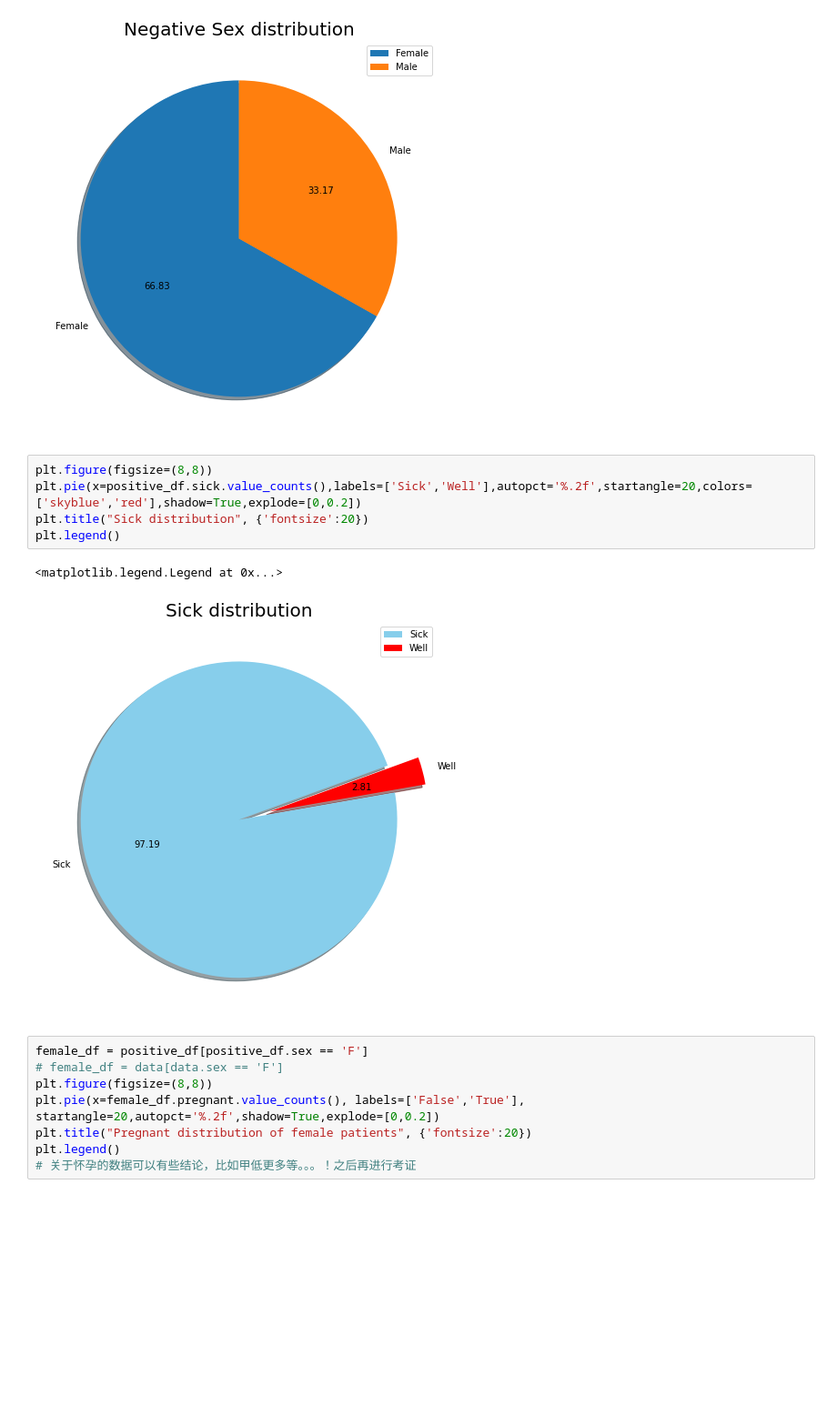
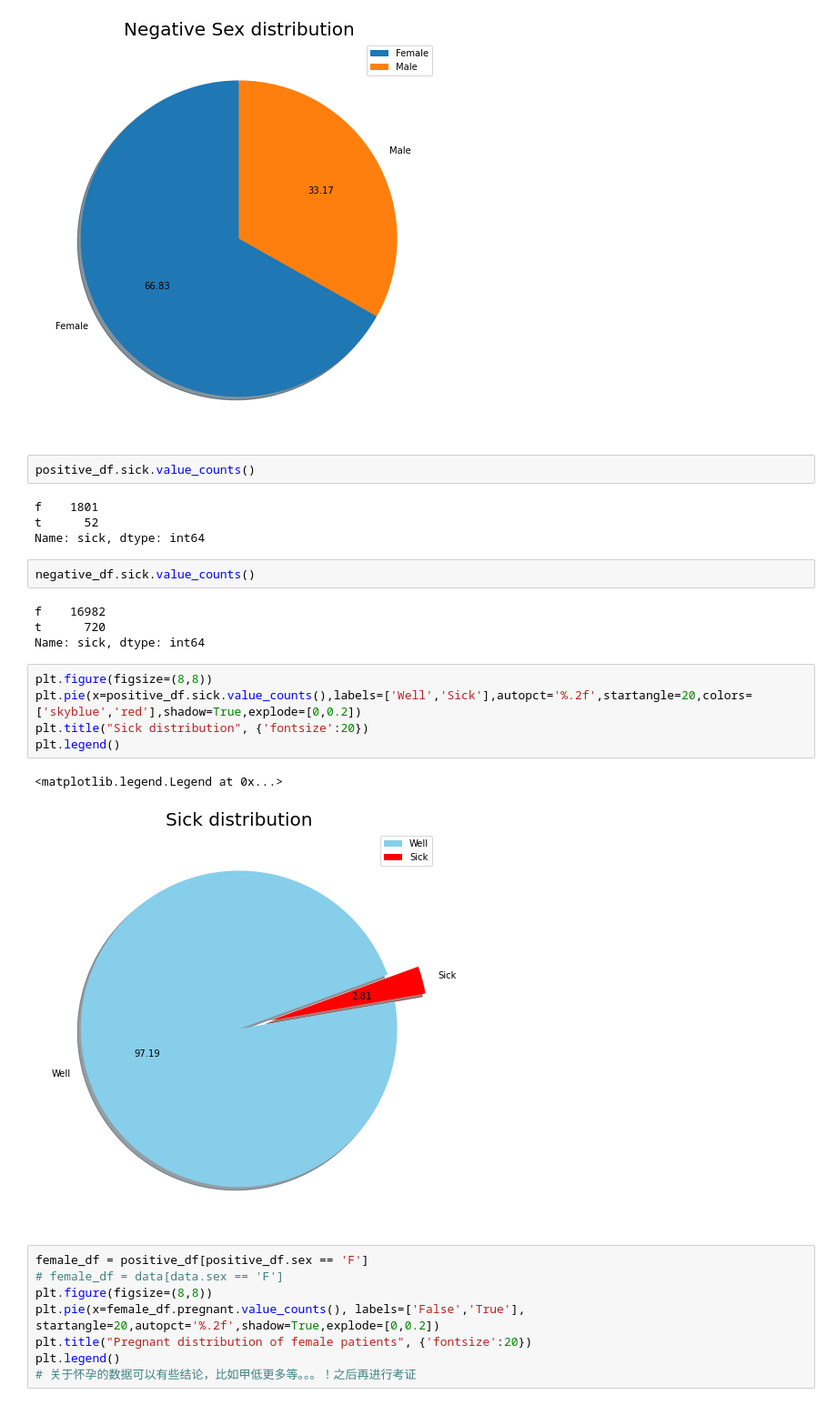
Before and after one commit to zengxueyuan/PHAS0077_QiyuanZeng_2022, a Jupyter notebook: 2. Data analysis.ipynb, the cells around one changed output. Shown at 91% size. Saved outputs shown, nothing was run; the diff lists cells and outputs as text; blank space fills up the shorter version.

```diff
--- a/2. Data analysis.ipynb
+++ b/2. Data analysis.ipynb
@@ -631,14 +631,26 @@ plt.legend()
 # %% [output]
 <matplotlib.legend.Legend at 0x...>
 [figure]
+# %%
+positive_df.sick.value_counts()
+# %% [output]
+f    1801
+t      52
+Name: sick, dtype: int64
+# %%
+negative_df.sick.value_counts()
+# %% [output]
+f    16982
+t      720
+Name: sick, dtype: int64
 # %%
 plt.figure(figsize=(8,8))
-plt.pie(x=positive_df.sick.value_counts(),labels=['Sick','Well'],autopct='%.2f',startangle=20,colors=['skyblue','red'],shadow=True,explode=[0,0.2])
+plt.pie(x=positive_df.sick.value_counts(),labels=['Well','Sick'],autopct='%.2f',startangle=20,colors=['skyblue','red'],shadow=True,explode=[0,0.2])
 plt.title("Sick distribution", {'fontsize':20})
 plt.legend()
 # %% [output]
 <matplotlib.legend.Legend at 0x...>
-[figure, old version]
+[figure, new version]
 # %%
 female_df = positive_df[positive_df.sex == 'F']
 # female_df = data[data.sex == 'F']
```
Also changed, not shown: parts of 14 cells of this notebook, 7 other files.
